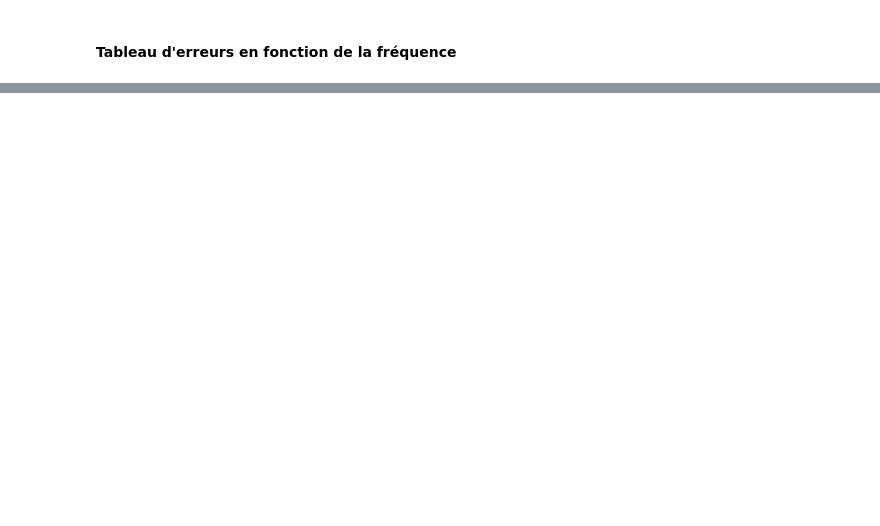
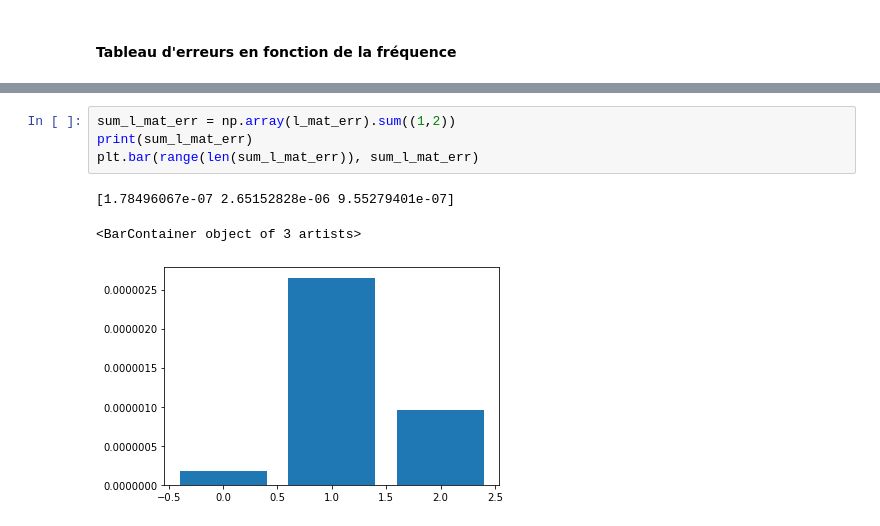
Before and after one commit to FZYUAN-1/pldac_interpolation, a Jupyter notebook: PROJET GPS 2.ipynb, the cells around one changed output, grey strips where cells are left out. Drawn from its saved outputs; the diff is of its cells as text; blank space fills up the shorter version.

```diff
--- a/PROJET GPS 2.ipynb
+++ b/PROJET GPS 2.ipynb
@@ -149,0 +234,8 @@ evaluateur.matMSECase(freq_train,freq_test,latitude_min,longitude_min,ecart_x,ec
+# %%
+sum_l_mat_err = np.array(l_mat_err).sum((1,2))
+print(sum_l_mat_err)
+plt.bar(range(len(sum_l_mat_err)), sum_l_mat_err)
+# %% [output]
+[1.78496067e-07 2.65152828e-06 9.55279401e-07]
+<BarContainer object of 3 artists>
+[figure, added]
```
Also changed, not shown: parts of 17 cells of this notebook, 2 other files.
